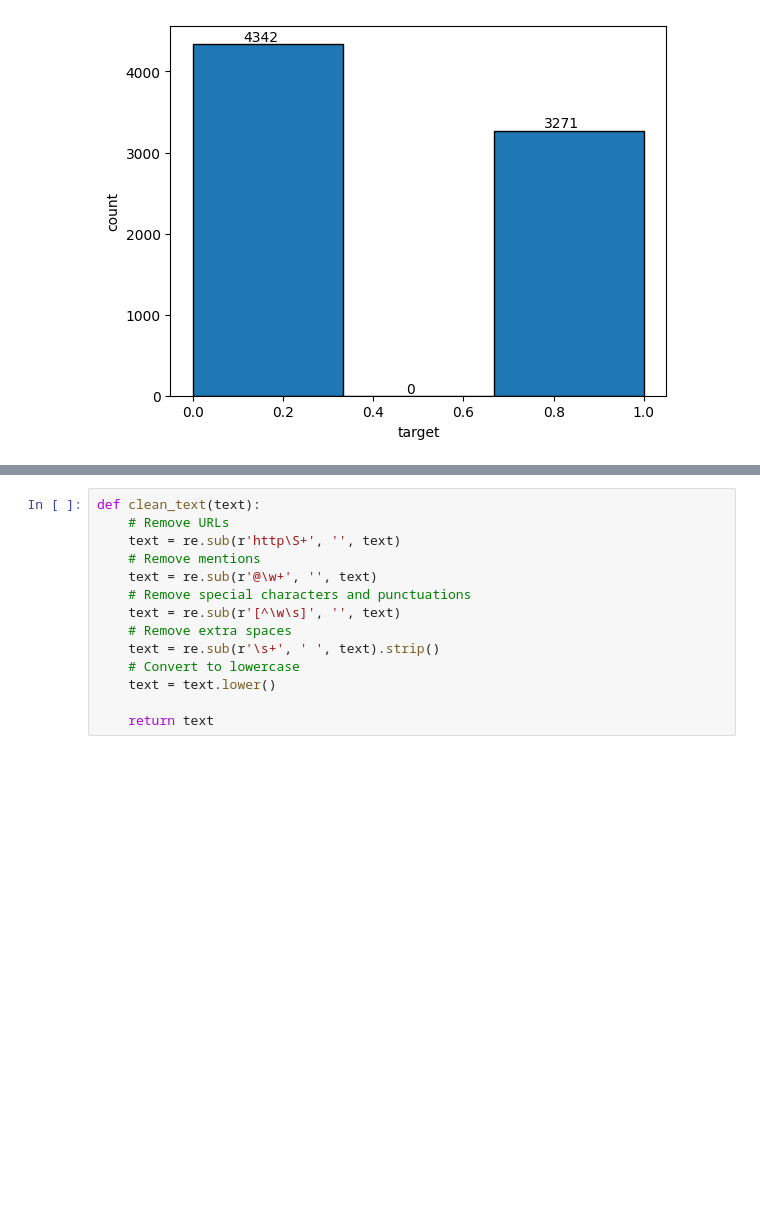
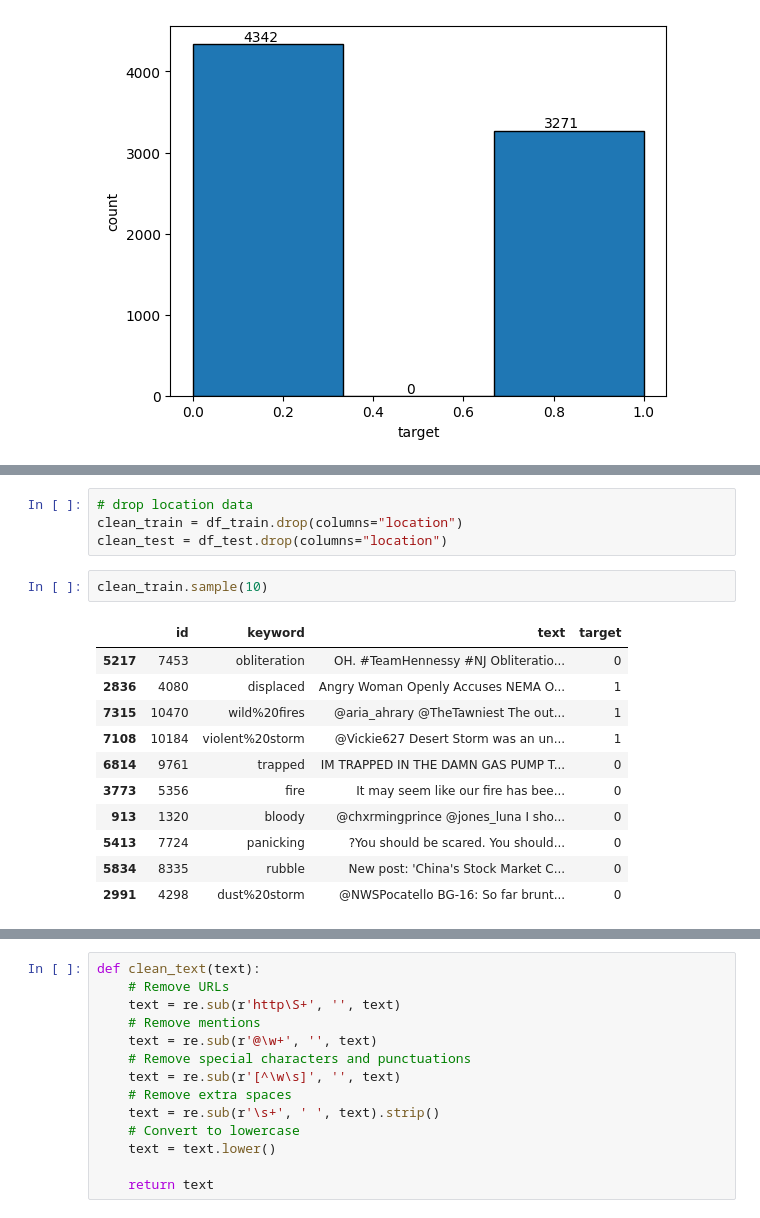
Before and after one commit to vijitha9129/nlp-tweet-sentinment, a Jupyter notebook: tweet-analysis.ipynb, the cells around one changed output, grey strips where cells are left out. Drawn from its saved outputs; the diff is of its cells as text; blank space fills up the shorter version.

```diff
--- a/tweet-analysis.ipynb
+++ b/tweet-analysis.ipynb
@@ -88,0 +103,18 @@ profile.to_notebook_iframe()
+# %%
+# drop location data
+clean_train = df_train.drop(columns="location")
+clean_test = df_test.drop(columns="location")
+# %%
+clean_train.sample(10)
+# %% [output]
+|  | id | keyword | text | target |
+| 5217 | 7453 | obliteration | OH. #TeamHennessy #NJ Obliteratio... | 0 |
+| 2836 | 4080 | displaced | Angry Woman Openly Accuses NEMA O... | 1 |
+| 7315 | 10470 | wild%20fires | @aria_ahrary @TheTawniest The out... | 1 |
+| 7108 | 10184 | violent%20storm | @Vickie627 Desert Storm was an un... | 1 |
+| 6814 | 9761 | trapped | IM TRAPPED IN THE DAMN GAS PUMP T... | 0 |
+| 3773 | 5356 | fire | It may seem like our fire has bee... | 0 |
+| 913 | 1320 | bloody | @chxrmingprince @jones_luna I sho... | 0 |
+| 5413 | 7724 | panicking | ?You should be scared. You should... | 0 |
+| 5834 | 8335 | rubble | New post: 'China's Stock Market C... | 0 |
+| 2991 | 4298 | dust%20storm | @NWSPocatello BG-16: So far brunt... | 0 |
```
Also changed, not shown: parts of 11 cells of this notebook.
